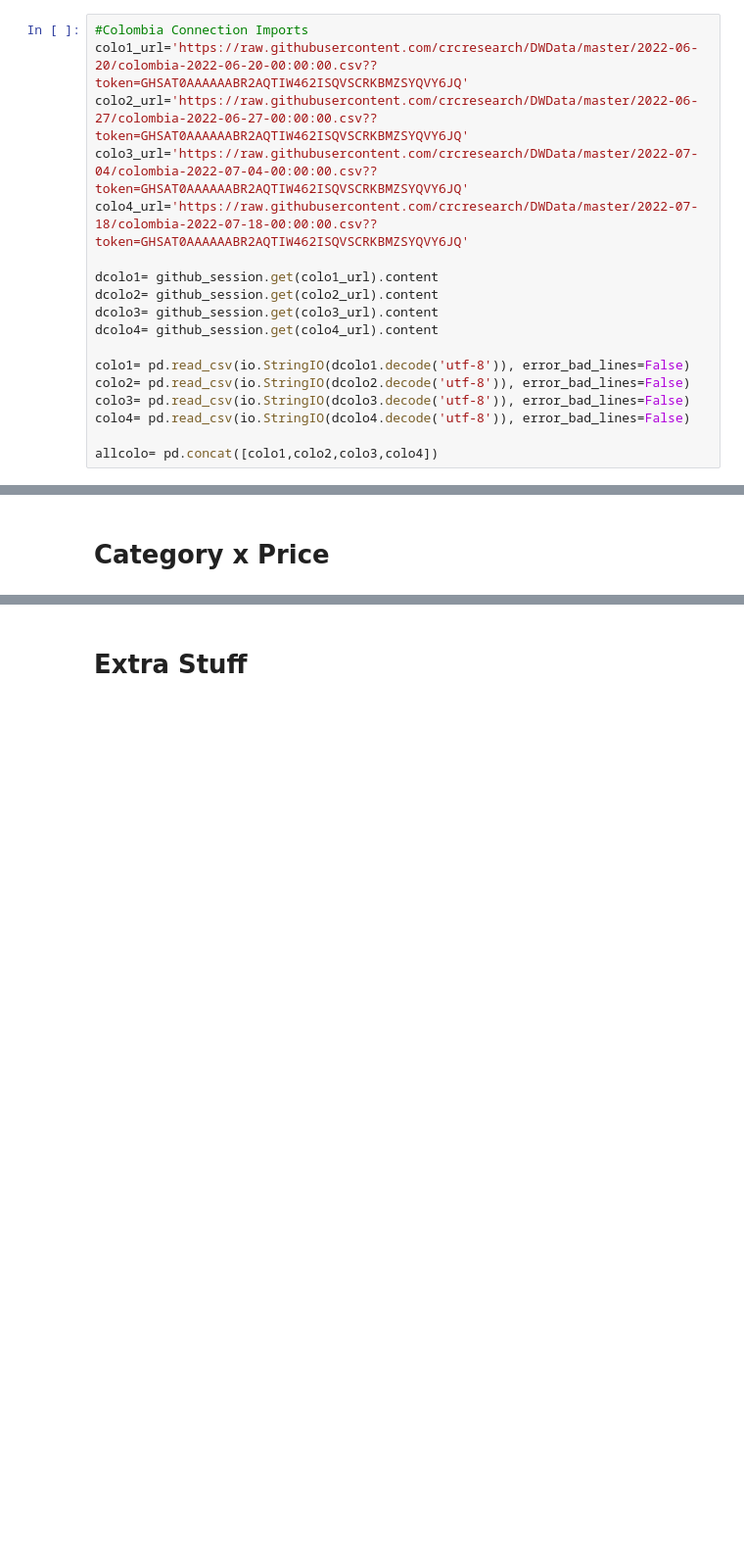
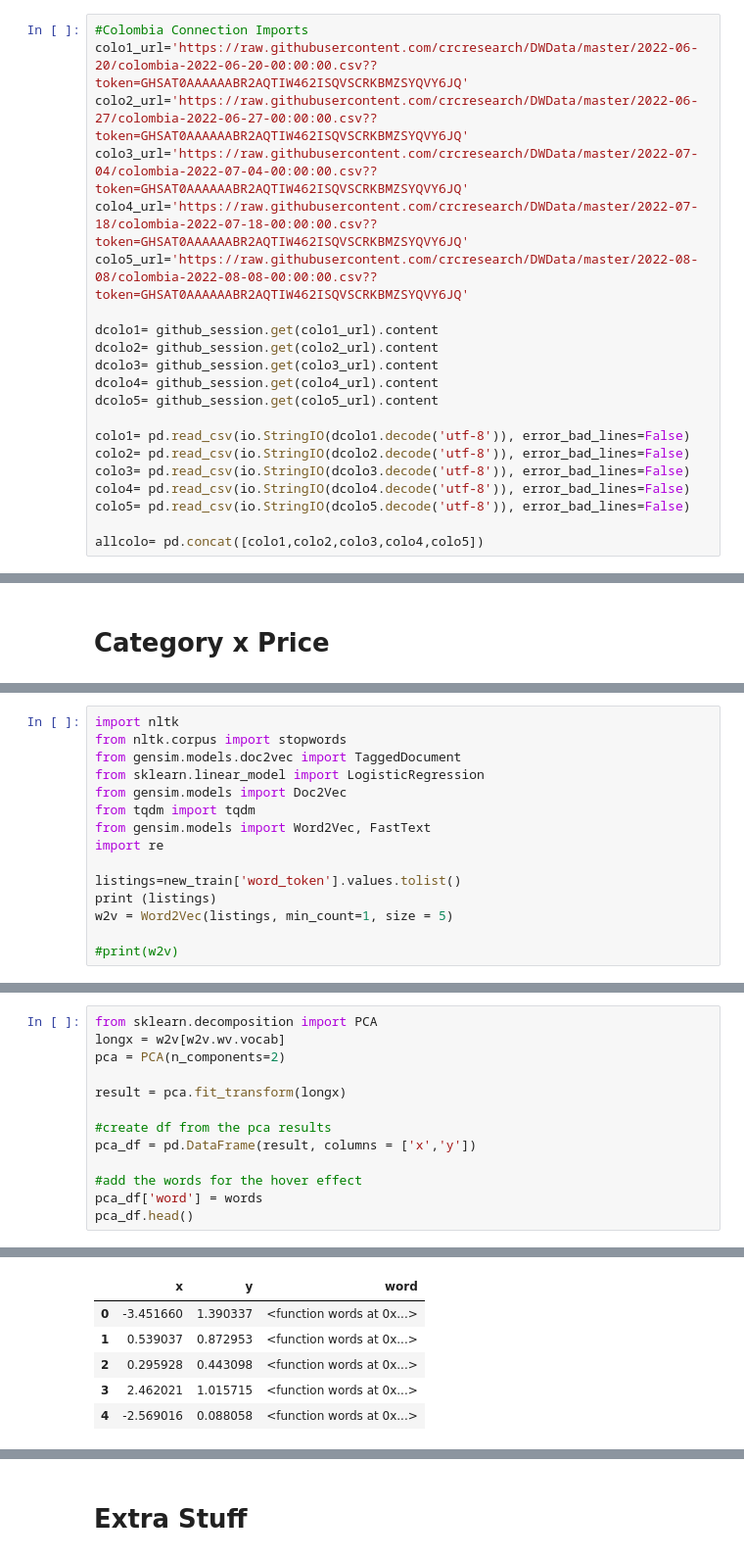
Before and after one commit to crcresearch/DWData, a Jupyter notebook: DataAnalysis/All_Analysis.ipynb, the cells around one changed output, grey strips where cells are left out. Shown at 98% size. Drawn from its saved outputs; the diff is of its cells as text; blank space fills up the shorter version.

```diff
--- a/DataAnalysis/All_Analysis.ipynb
+++ b/DataAnalysis/All_Analysis.ipynb
@@ -312,15 +387,18 @@ colo1_url='https://raw.githubusercontent.com/crcresearch/DWData/master/2022-06-2
 colo2_url='https://raw.githubusercontent.com/crcresearch/DWData/master/2022-06-27/colombia-2022-06-27-00:00:00.csv??token=GHSAT0AAAAAABR2AQTIW462ISQVSCRKBMZSYQVY6JQ'
 colo3_url='https://raw.githubusercontent.com/crcresearch/DWData/master/2022-07-04/colombia-2022-07-04-00:00:00.csv??token=GHSAT0AAAAAABR2AQTIW462ISQVSCRKBMZSYQVY6JQ'
 colo4_url='https://raw.githubusercontent.com/crcresearch/DWData/master/2022-07-18/colombia-2022-07-18-00:00:00.csv??token=GHSAT0AAAAAABR2AQTIW462ISQVSCRKBMZSYQVY6JQ'
+colo5_url='https://raw.githubusercontent.com/crcresearch/DWData/master/2022-08-08/colombia-2022-08-08-00:00:00.csv??token=GHSAT0AAAAAABR2AQTIW462ISQVSCRKBMZSYQVY6JQ'
 
 dcolo1= github_session.get(colo1_url).content
 dcolo2= github_session.get(colo2_url).content
 dcolo3= github_session.get(colo3_url).content
 dcolo4= github_session.get(colo4_url).content
+dcolo5= github_session.get(colo5_url).content
 
 colo1= pd.read_csv(io.StringIO(dcolo1.decode('utf-8')), error_bad_lines=False)
 colo2= pd.read_csv(io.StringIO(dcolo2.decode('utf-8')), error_bad_lines=False)
 colo3= pd.read_csv(io.StringIO(dcolo3.decode('utf-8')), error_bad_lines=False)
 colo4= pd.read_csv(io.StringIO(dcolo4.decode('utf-8')), error_bad_lines=False)
+colo5= pd.read_csv(io.StringIO(dcolo5.decode('utf-8')), error_bad_lines=False)
 
-allcolo= pd.concat([colo1,colo2,colo3,colo4])
+allcolo= pd.concat([colo1,colo2,colo3,colo4,colo5])
@@ -2586,0 +2908,15 @@ categorycost(allnem)
+# %%
+import nltk
+from nltk.corpus import stopwords
+from gensim.models.doc2vec import TaggedDocument
+from sklearn.linear_model import LogisticRegression
+from gensim.models import Doc2Vec
+from tqdm import tqdm
+from gensim.models import Word2Vec, FastText
+import re
+
+listings=new_train['word_token'].values.tolist()
+print (listings)
+w2v = Word2Vec(listings, min_count=1, size = 5)
+
+#print(w2v)
@@ -2586,0 +2934,14 @@ categorycost(allnem)
+# %%
+from sklearn.decomposition import PCA
+longx = w2v[w2v.wv.vocab]
+pca = PCA(n_components=2)
+
+result = pca.fit_transform(longx)
+
+#create df from the pca results
+pca_df = pd.DataFrame(result, columns = ['x','y'])
+
+#add the words for the hover effect
+pca_df['word'] = words
+pca_df.head()
+# %% [output]
@@ -2586,0 +2949,6 @@ categorycost(allnem)
+|  | x | y | word |
+| 0 | -3.451660 | 1.390337 | <function words at 0x...> |
+| 1 | 0.539037 | 0.872953 | <function words at 0x...> |
+| 2 | 0.295928 | 0.443098 | <function words at 0x...> |
+| 3 | 2.462021 | 1.015715 | <function words at 0x...> |
+| 4 | -2.569016 | 0.088058 | <function words at 0x...> |
```
Also changed, not shown: parts of 42 cells of this notebook.
